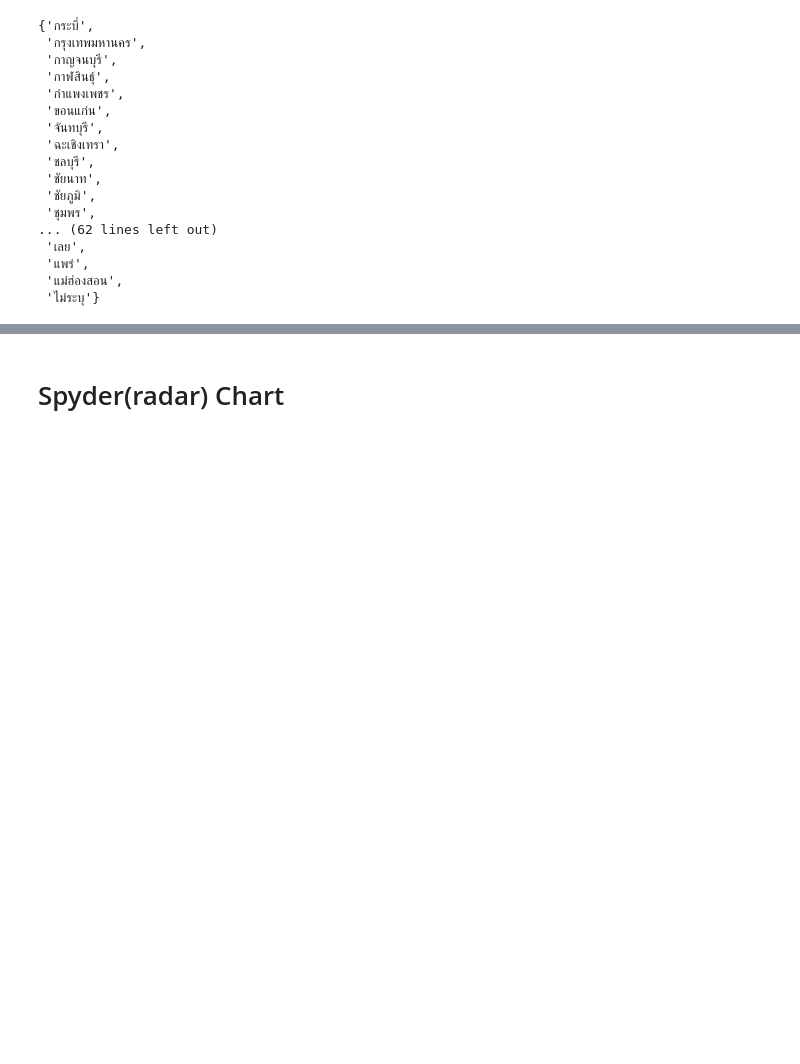
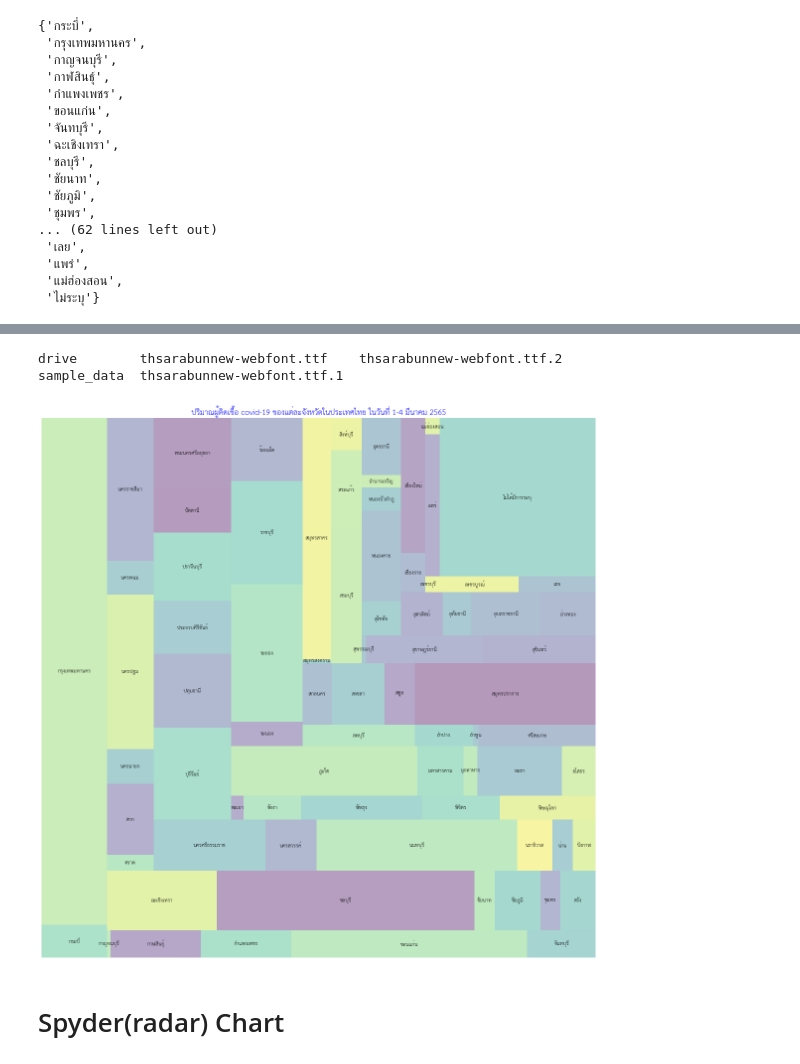
Before and after one commit to chanikansuksen/data_viz_2022, a Jupyter notebook: DataViz04_Data_Comparison.ipynb, the cells around one changed output, grey strips where cells are left out. Drawn from its saved outputs; the diff is of its cells as text; code cells hidden in the pictures; blank space fills up the shorter version.

Commit message:
HW group2

```diff
--- a/DataViz04_Data_Comparison.ipynb
+++ b/DataViz04_Data_Comparison.ipynb
@@ -462,2 +434,9 @@ datacv1.isnull().any().any()
 # %% [output]
 False
+# %%
+date1_3 = data_covid[data_covid['announce_date']=='3/1/2022']
+date2_3 = data_covid[data_covid['announce_date']=='3/2/2022']
+date3_3 = data_covid[data_covid['announce_date']=='3/3/2022']
+date4_3 = data_covid[data_covid['announce_date']=='3/4/2022']
+date = pd.concat([date1_3, date2_3, date3_3, date4_3])
+date
@@ -482,7 +475,7 @@ set(datacv1['province_of_onset'])
  'แม่ฮ่องสอน',
  'ไม่ระบุ'}
 # %%
-datacv1['province_of_onset'].replace({'กรุงเทพมหานคร.' : 'กรุงเทพมหานคร',
+date['province_of_onset'].replace({'กรุงเทพมหานคร.' : 'กรุงเทพมหานคร',
                                                     'กำแพงเพชร\xa0' : 'กำแพงเพชร', 'ขานุวรลักษณ์บุรี' : 'ไม่ระบุ',
                                                     'ชลบุรี\xa0' : 'ชลบุรี', 'ตราด\xa0' : 'ตราด',
                                                     'นครปฐม\xa0' : 'นครปฐม', 'นครราชสีมา\xa0' : 'นครราชสีมา',
@@ -540,0 +529,5 @@ datacv1
+# %%
+data_date = date.groupby('province_of_onset')['No.'].count()
+data_date_df = pd.DataFrame(data_date2)
+datafn = data_date_df.reset_index() #reset_index เพื่อลบช่องว่าง
+datafn
@@ -541,3 +548,23 @@ datacv1
+# %%
+!wget -q https://github.com/Phonbopit/sarabun-webfont/raw/master/fonts/thsarabunnew-webfont.ttf #ติดตั้ง font
+!ls
+import matplotlib as mpl
+mpl.font_manager.fontManager.addfont('thsarabunnew-webfont.ttf')
+mpl.rc('font', family='TH Sarabun New')
+# %% [output]
+drive        thsarabunnew-webfont.ttf    thsarabunnew-webfont.ttf.2
+sample_data  thsarabunnew-webfont.ttf.1
+# %%
+plt.subplots(figsize=(20,20)) #กำหนดขนาดกราฟ
+title="ปริมาณผู้ติดเชื้อ covid-19 ของแต่ละจังหวัดในประเทศไทย ในวันที่ 1-4 มีนาคม 2565" #ชื่อกราฟ
+plt.title(title, size=15 ,color = 'b') #ใส่ชื่อกราฟลงตาราง ด้วยขนาด 15 สีน้ำเงิน
+
+data = set(date['province_of_onset'])  #ชื่อในแต่ละพื้นที่
+sizes = datafn['No.'] #ค่าจำนวนในแต่ละพื้นที่
+squarify.plot(sizes, label = datafn['province_of_onset'] ,alpha=0.4) #(ขนาด ,ชื่อ ,ความเข้มของสีกราฟ)
+plt.axis('off');
+# %% [output]
+[figure, added]
 # %% [markdown]
 # Spyder(radar) Chart
 # %%
```
Also changed, not shown: parts of 14 cells of this notebook.
